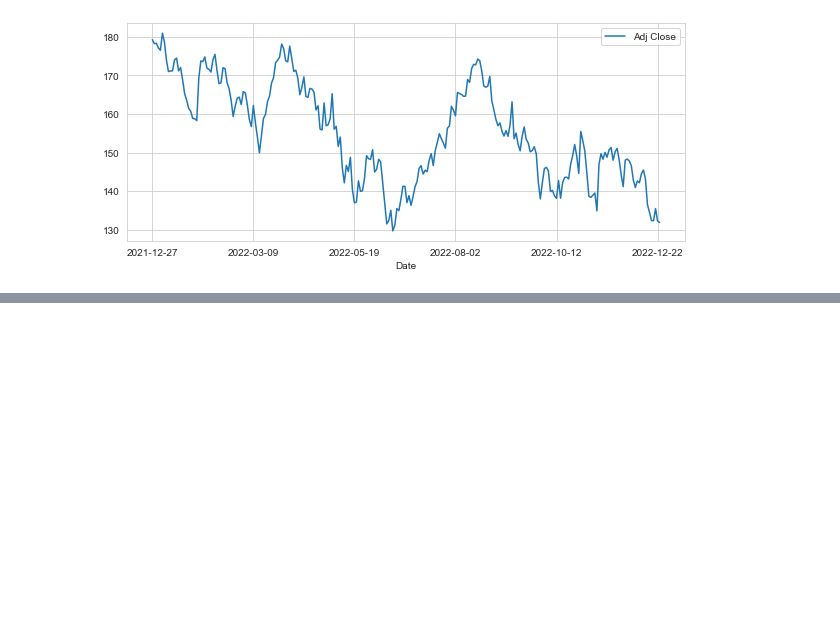
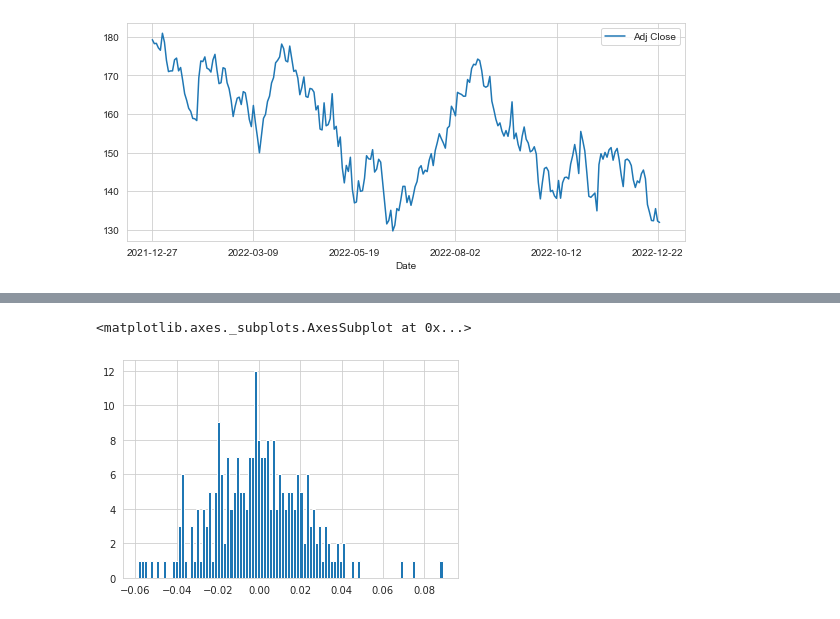
Before and after one commit to CaptainJack2491/Stock_Market_Analysis, a Jupyter notebook: Stock_Market_Analysis.ipynb, the cells around one changed output, grey strips where cells are left out. Cells and saved outputs as stored; diff of their text form; code cells hidden in the pictures; blank space fills up the shorter version.

```diff
--- a/Stock_Market_Analysis.ipynb
+++ b/Stock_Market_Analysis.ipynb
@@ -80,0 +109,5 @@ ohia
+# %%
+AAPL['Daily Return'].hist(bins=100)
+# %% [output]
+<matplotlib.axes._subplots.AxesSubplot at 0x...>
+[figure, added]
```
Also changed, not shown: parts of 37 cells of this notebook, 1 other file.
